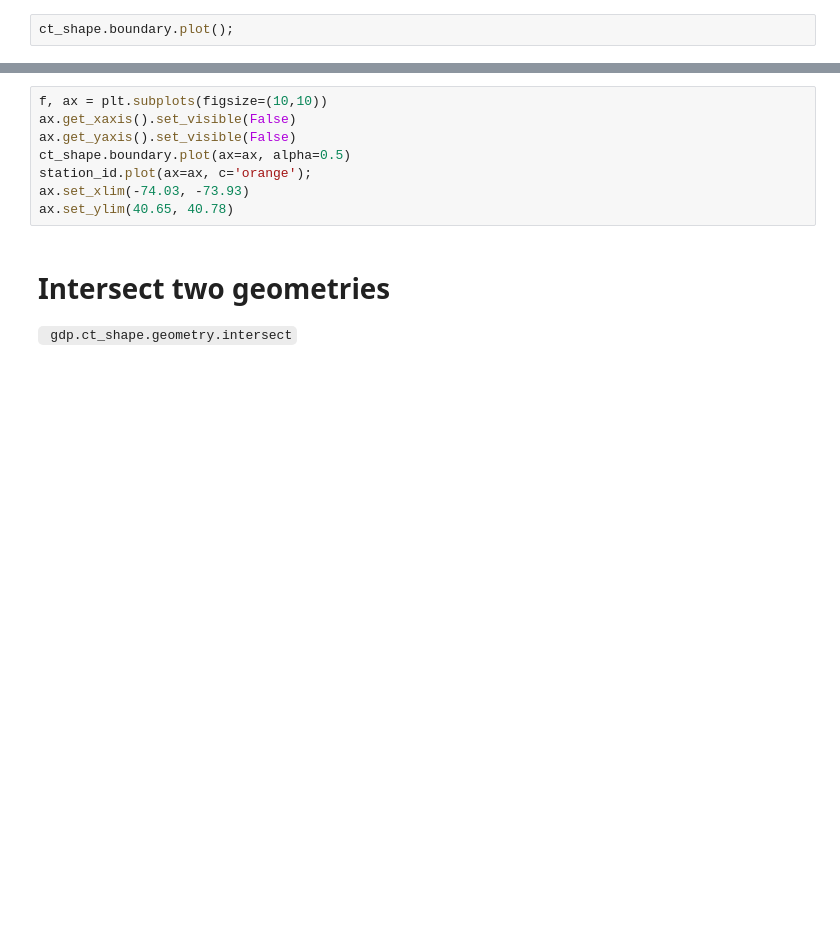
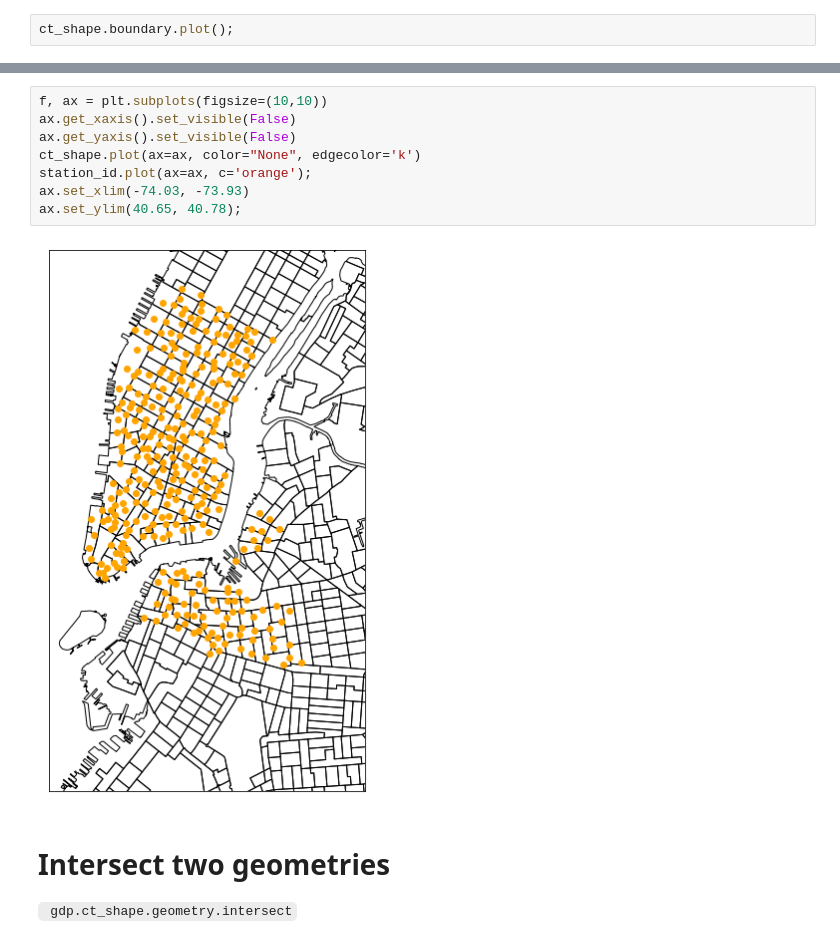
Before and after one commit to fedhere/PUS2020_FBianco, a Jupyter notebook: classdemo/GeospatialAnalysis_CitiBike.ipynb, the cells around one changed output, grey strips where cells are left out. Saved outputs shown, nothing was run; the diff lists cells and outputs as text; blank space fills up the shorter version.

````diff
--- a/classdemo/GeospatialAnalysis_CitiBike.ipynb
+++ b/classdemo/GeospatialAnalysis_CitiBike.ipynb
@@ -373,11 +376,13 @@ station_id.plot(ax=ax, c='orange');
 # %%
 f, ax = plt.subplots(figsize=(10,10))
 ax.get_xaxis().set_visible(False)
 ax.get_yaxis().set_visible(False)
-ct_shape.boundary.plot(ax=ax, alpha=0.5)
+ct_shape.plot(ax=ax, color="None", edgecolor='k')
 station_id.plot(ax=ax, c='orange');
 ax.set_xlim(-74.03, -73.93)
-ax.set_ylim(40.65, 40.78)
+ax.set_ylim(40.65, 40.78);
+# %% [output]
+[figure, added]
 # %% [markdown]
 # Intersect  two geometries
 ``` gdp.ct_shape.geometry.intersect```
````
Also changed, not shown: parts of 1 cell of this notebook.
